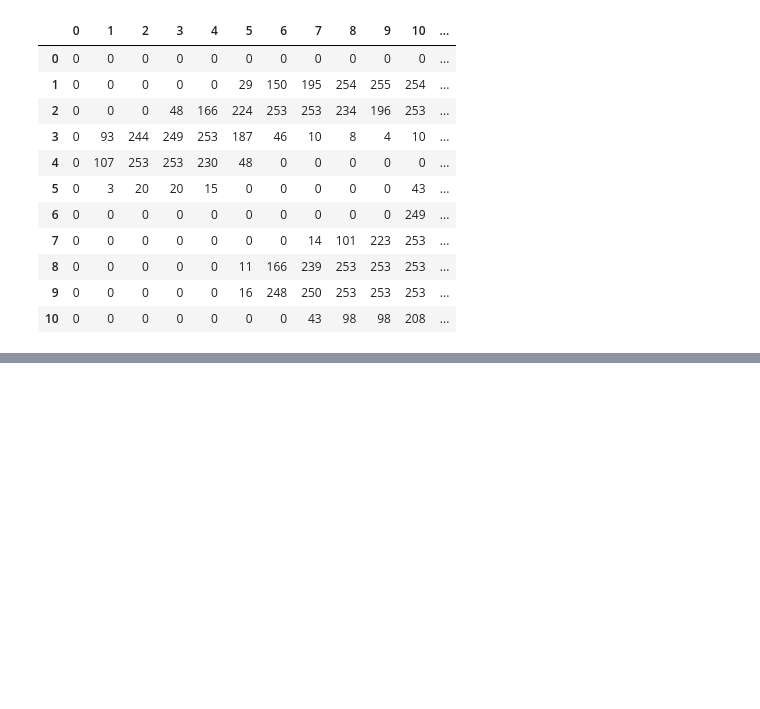
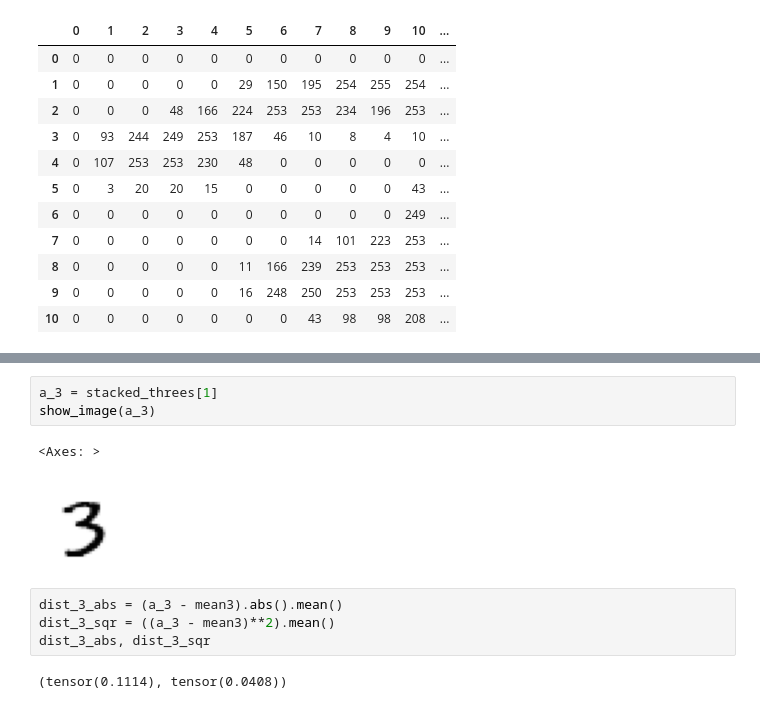
Before and after one commit to atozncoder/ai, a Jupyter notebook: BookChapter4.ipynb, the cells around one changed output, grey strips where cells are left out. Drawn from its saved outputs; the diff is of its cells as text; blank space fills up the shorter version.

```diff
--- a/BookChapter4.ipynb
+++ b/BookChapter4.ipynb
@@ -67,0 +100,12 @@ df.style.set_properties(**{'font-size':'6pt'}).background_gradient('Blues')
+# %%
+a_3 = stacked_threes[1]
+show_image(a_3)
+# %% [output]
+<Axes: >
+[figure, added]
+# %%
+dist_3_abs = (a_3 - mean3).abs().mean()
+dist_3_sqr = ((a_3 - mean3)**2).mean()
+dist_3_abs, dist_3_sqr
+# %% [output]
+(tensor(0.1114), tensor(0.0408))
```
Also changed, not shown: parts of 21 cells of this notebook.
